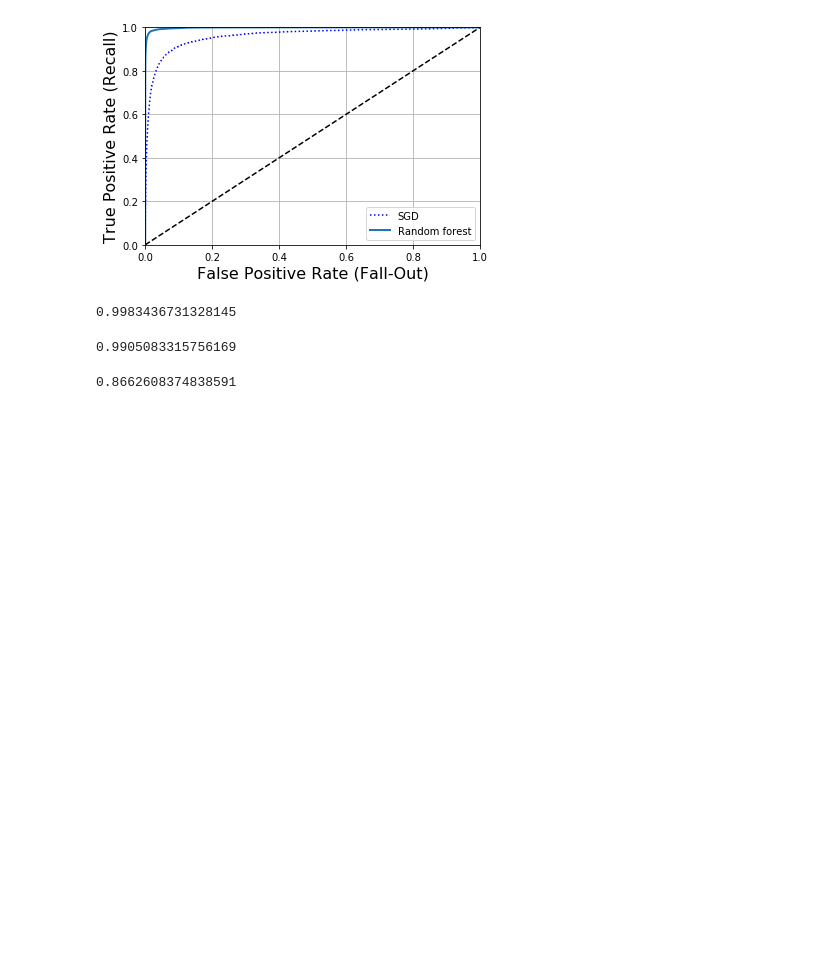
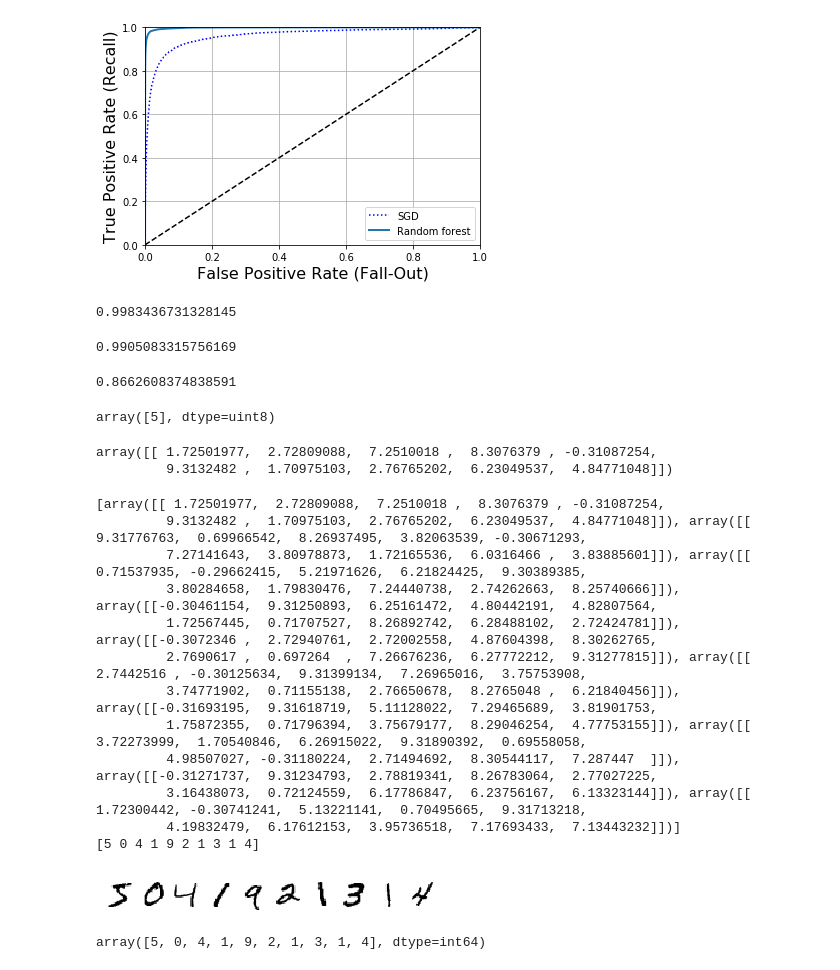
Before and after one commit to MichalGasiorowski/ml-playground, a Jupyter notebook: notebook/homl/Ch3-Classification.ipynb, the cells around one changed output. Cells and saved outputs as stored; diff of their text form; code cells hidden in the pictures; blank space fills up the shorter version.

```diff
--- a/notebook/homl/Ch3-Classification.ipynb
+++ b/notebook/homl/Ch3-Classification.ipynb
@@ -361,3 +387,41 @@ precision_score(y_train_5, y_train_pred_forest)
 recall_score(y_train_5, y_train_pred_forest)
 # %% [output]
 0.8662608374838591
+# %%
+from sklearn.svm import SVC
+svm_clf = SVC()
+svm_clf.fit(X_train, y_train)
+svm_clf.predict([some_digit])
+# %% [output]
+array([5], dtype=uint8)
+# %%
+some_digit_scores = svm_clf.decision_function([some_digit])
+some_digit_scores
+# %% [output]
+array([[ 1.72501977,  2.72809088,  7.2510018 ,  8.3076379 , -0.31087254,
+         9.3132482 ,  1.70975103,  2.76765202,  6.23049537,  4.84771048]])
+# %%
+decision_functions = [svm_clf.decision_function([X[ind]]) for ind in range(10)]
+print(decision_functions)
+decisions = np.argmax(decision_functions, axis=2)
+decisions = decisions.reshape(-1)
+plot_digits(X[:10])
+print(decisions)
+# %% [output]
+[array([[ 1.72501977,  2.72809088,  7.2510018 ,  8.3076379 , -0.31087254,
+         9.3132482 ,  1.70975103,  2.76765202,  6.23049537,  4.84771048]]), array([[ 9.31776763,  0.69966542,  8.26937495,  3.82063539, -0.30671293,
+         7.27141643,  3.80978873,  1.72165536,  6.0316466 ,  3.83885601]]), array([[ 0.71537935, -0.29662415,  5.21971626,  6.21824425,  9.30389385,
+         3.80284658,  1.79830476,  7.24440738,  2.74262663,  8.25740666]]), array([[-0.30461154,  9.31250893,  6.25161472,  4.80442191,  4.82807564,
+         1.72567445,  0.71707527,  8.26892742,  6.28488102,  2.72424781]]), array([[-0.3072346 ,  2.72940761,  2.72002558,  4.87604398,  8.30262765,
+         2.7690617 ,  0.697264  ,  7.26676236,  6.27772212,  9.31277815]]), array([[ 2.7442516 , -0.30125634,  9.31399134,  7.26965016,  3.75753908,
+         3.74771902,  0.71155138,  2.76650678,  8.2765048 ,  6.21840456]]), array([[-0.31693195,  9.31618719,  5.11128022,  7.29465689,  3.81901753,
+         1.75872355,  0.71796394,  3.75679177,  8.29046254,  4.77753155]]), array([[ 3.72273999,  1.70540846,  6.26915022,  9.31890392,  0.69558058,
+         4.98507027, -0.31180224,  2.71494692,  8.30544117,  7.287447  ]]), array([[-0.31271737,  9.31234793,  2.78819341,  8.26783064,  2.77027225,
+         3.16438073,  0.72124559,  6.17786847,  6.23756167,  6.13323144]]), array([[ 1.72300442, -0.30741241,  5.13221141,  0.70495665,  9.31713218,
+         4.19832479,  6.17612153,  3.95736518,  7.17693433,  7.13443232]])]
+[5 0 4 1 9 2 1 3 1 4]
+[figure, added]
+# %%
+decisions.reshape(-1)
+# %% [output]
+array([5, 0, 4, 1, 9, 2, 1, 3, 1, 4], dtype=int64)
```
Also changed, not shown: parts of 20 cells of this notebook.
